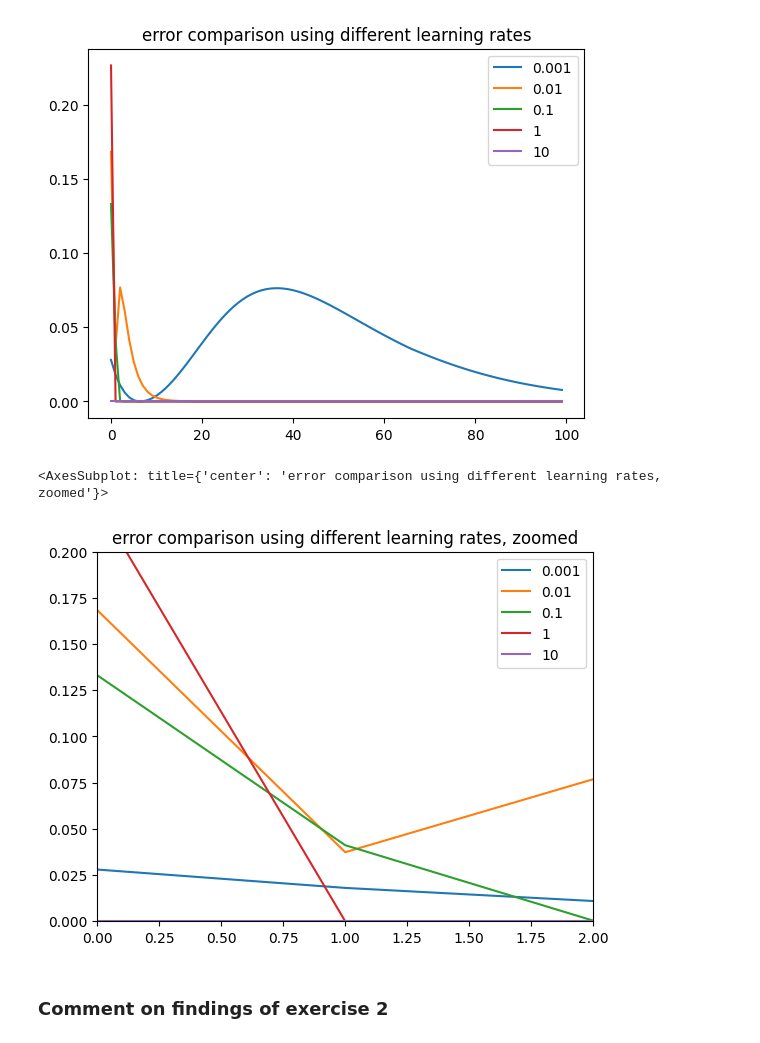
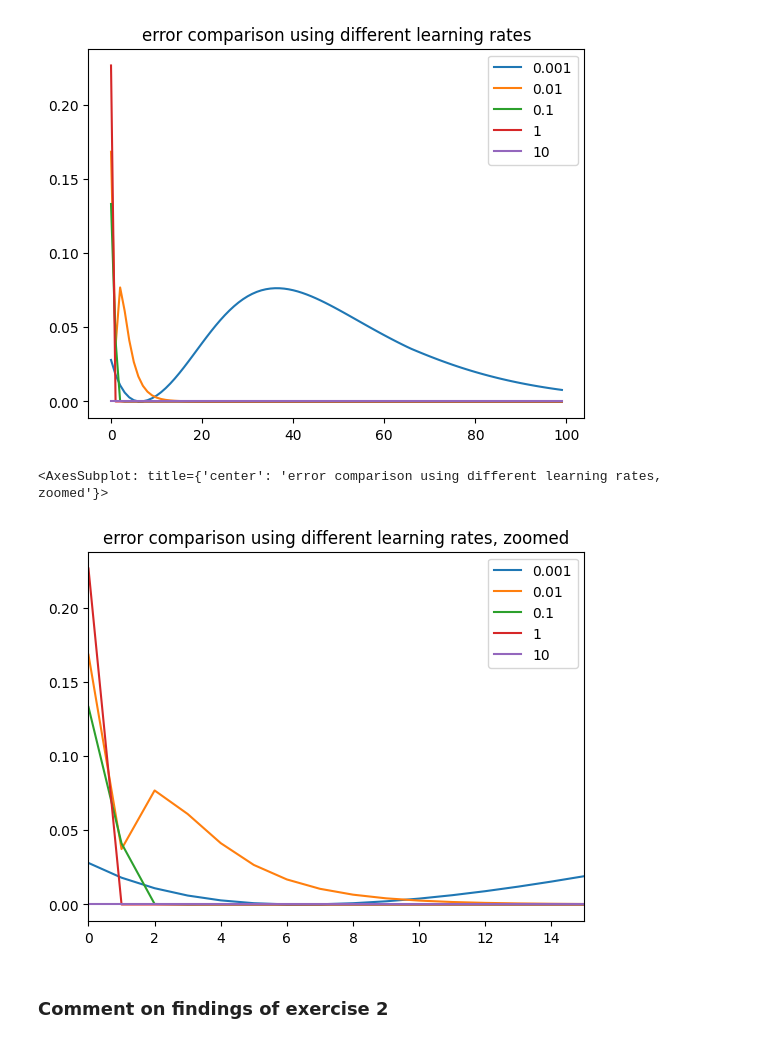
Before and after one commit to carlosreiakvam-uit/AI-Neural, a Jupyter notebook: mandatory_asignments/mandatory_2/assignment_2_carlos_reiakvam.ipynb, the cells around one changed output. Saved outputs shown, nothing was run; the diff lists cells and outputs as text; code cells hidden in the pictures.

```diff
--- a/mandatory_asignments/mandatory_2/assignment_2_carlos_reiakvam.ipynb
+++ b/mandatory_asignments/mandatory_2/assignment_2_carlos_reiakvam.ipynb
@@ -148,10 +148,10 @@ df.plot(title="error comparison using different learning rates")
 <AxesSubplot: title={'center': 'error comparison using different learning rates'}>
 [figure]
 # %%
-df.plot(title="error comparison using different learning rates, zoomed",ylim = (0,0.20),xlim=(0,2))
+df.plot(title="error comparison using different learning rates, zoomed",xlim=(0,15))
 # %% [output]
 <AxesSubplot: title={'center': 'error comparison using different learning rates, zoomed'}>
-[figure, old version]
+[figure, new version]
 # %% [markdown]
 ### Comment on findings of exercise 2
 # %% [markdown]
```
